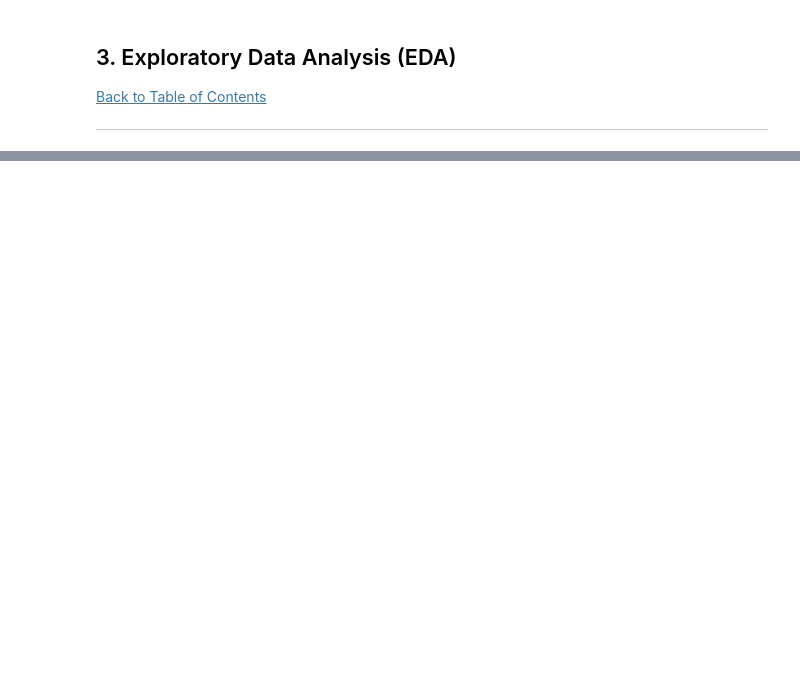
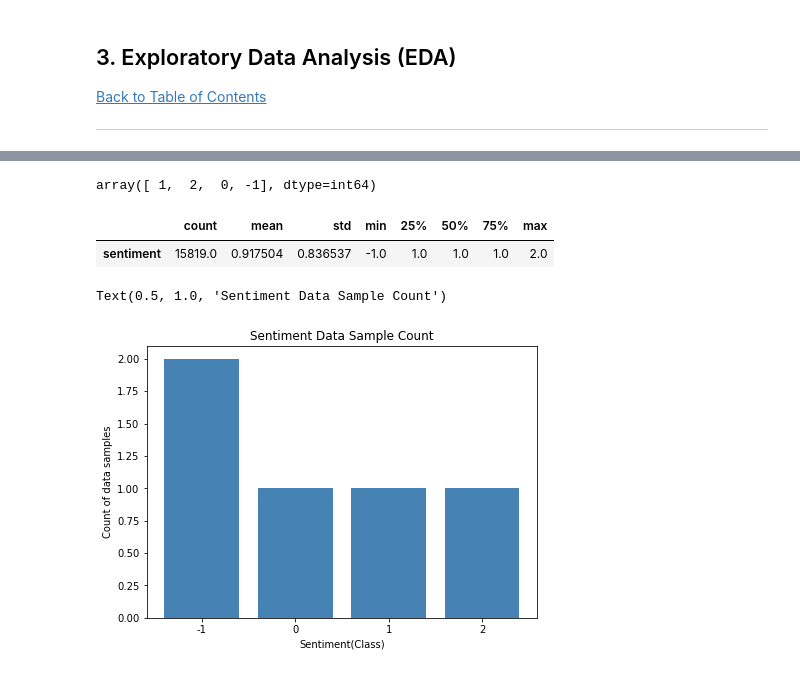
Before and after one commit to RethabileNtshabele/2207FTDS, a Jupyter notebook: Classification Predict Notebook.ipynb, the cells around one changed output, grey strips where cells are left out. Drawn from its saved outputs; the diff is of its cells as text; code cells hidden in the pictures; blank space fills up the shorter version.

```diff
--- a/Classification Predict Notebook.ipynb
+++ b/Classification Predict Notebook.ipynb
@@ -90,0 +241,30 @@ df = # load the data
+# %%
+#checking unique target values
+df_train['sentiment'].unique()
+# %% [output]
+array([ 1,  2,  0, -1], dtype=int64)
+# %%
+#Summary statistics
+
+df_train[['sentiment']].describe().T
+# %% [output]
+|  | count | mean | std | min | 25% | 50% | 75% | max |
+| sentiment | 15819.0 | 0.917504 | 0.836537 | -1.0 | 1.0 | 1.0 | 1.0 | 2.0 |
+# %%
+# Plotting sentiment data sample count
+
+labels = '-1','0', '1', '2'
+anti = '-1'
+neutral = '0'
+pro = '1'
+news = '2'
+heights = [len(anti),len(neutral),len(pro),len(news)]
+plt.figure(figsize=(7,5))
+plt.bar(labels,heights,color='steelblue')
+plt.xticks(labels,['-1','0', '1', '2'])
+plt.xlabel('Sentiment(Class)')
+plt.ylabel("Count of data samples")
+plt.title('Sentiment Data Sample Count')
+# %% [output]
+Text(0.5, 1.0, 'Sentiment Data Sample Count')
+[figure, added]
```
Also changed, not shown: parts of 50 cells of this notebook.
